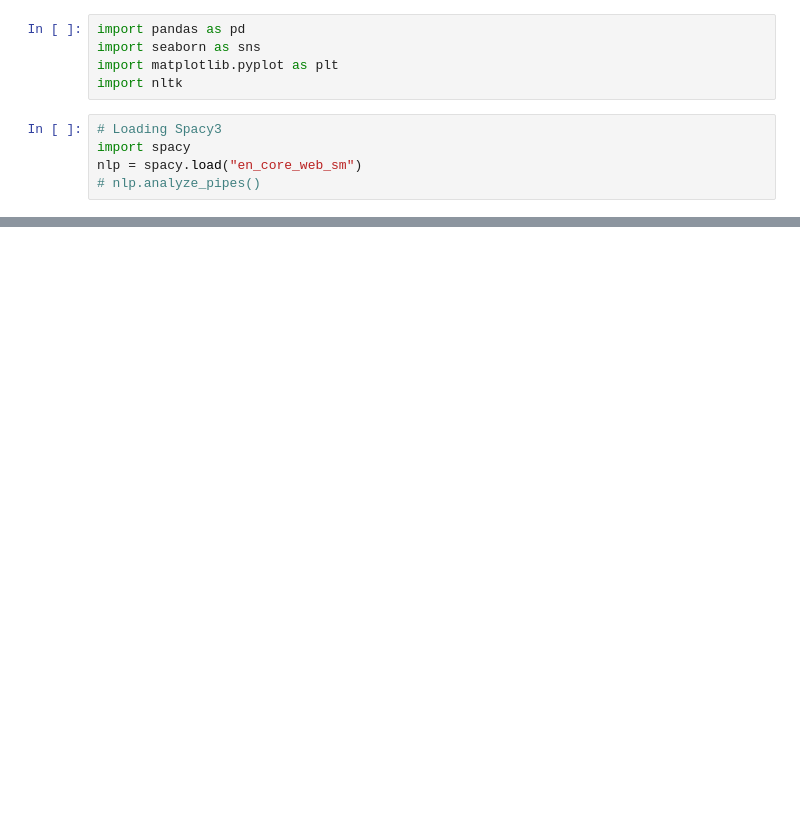
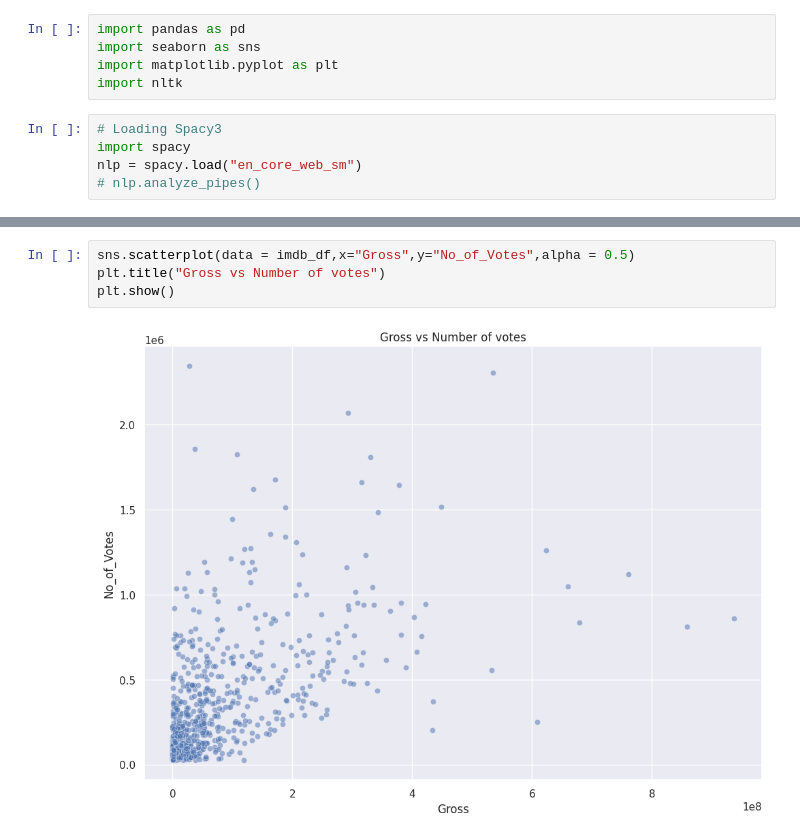
Before and after one commit to kuralamuthan300/bankruptcy_prediction, a Jupyter notebook: spacy3-text-analysis-recommender-system.ipynb, the cells around one changed output, grey strips where cells are left out. Saved outputs shown, nothing was run; the diff lists cells and outputs as text; blank space fills up the shorter version.

```diff
--- a/spacy3-text-analysis-recommender-system.ipynb
+++ b/spacy3-text-analysis-recommender-system.ipynb
@@ -102,0 +162,6 @@ imdb_df = basic_preprocessing(imdb_df)
+# %%
+sns.scatterplot(data = imdb_df,x="Gross",y="No_of_Votes",alpha = 0.5)
+plt.title("Gross vs Number of votes")
+plt.show()
+# %% [output]
+[figure, added]
```
Also changed, not shown: parts of 21 cells of this notebook.
